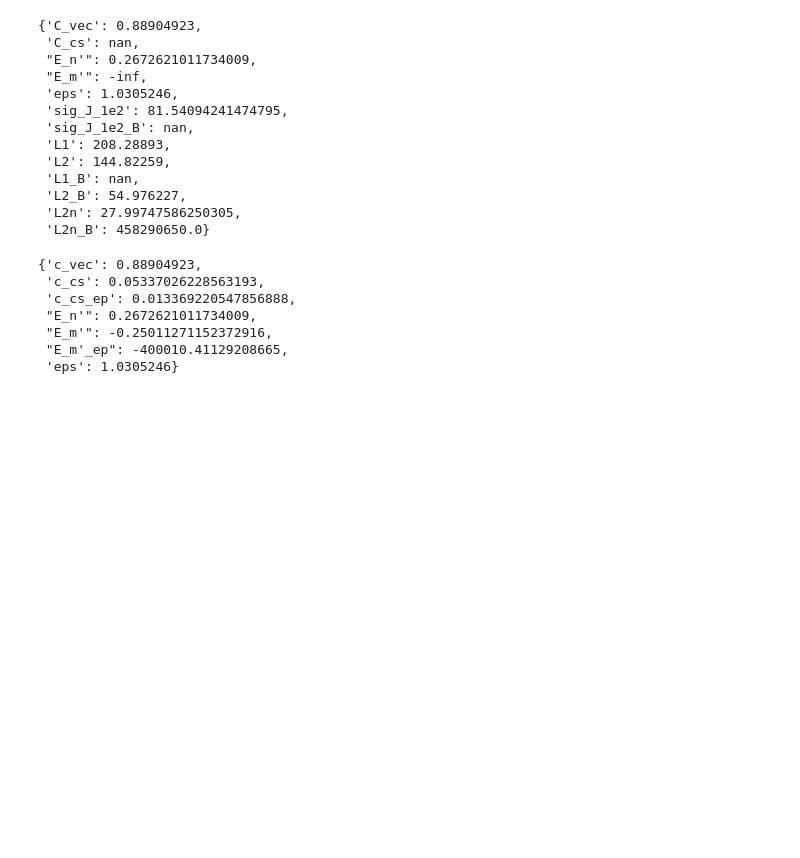
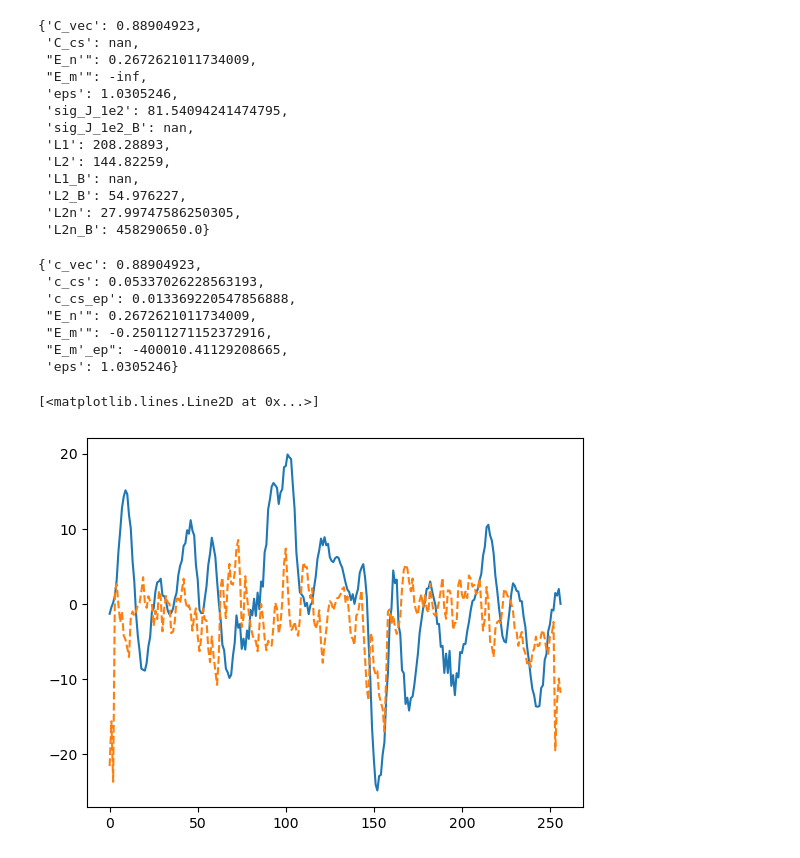
Before and after one commit to mgjeon/2023_project, a Jupyter notebook: CNN_NF2/NF2_compare/ISEE-11158-series_3DUnet.ipynb, the cells around one changed output. Drawn from its saved outputs; the diff is of its cells as text; code cells hidden in the pictures; blank space fills up the shorter version.

```diff
--- a/CNN_NF2/NF2_compare/ISEE-11158-series_3DUnet.ipynb
+++ b/CNN_NF2/NF2_compare/ISEE-11158-series_3DUnet.ipynb
@@ -153,3 +157,9 @@ metrics(b, B)
  "E_m'": -0.25011271152372916,
  "E_m'_ep": -400010.41129208665,
  'eps': 1.0305246}
+# %%
+plt.plot(B[..., 5, 2][100, :])
+plt.plot(b[..., 5, 2][100, :], '--')
+# %% [output]
+[<matplotlib.lines.Line2D at 0x...>]
+[figure, added]
```
Also changed, not shown: parts of 1 cell of this notebook, 15 other files.
